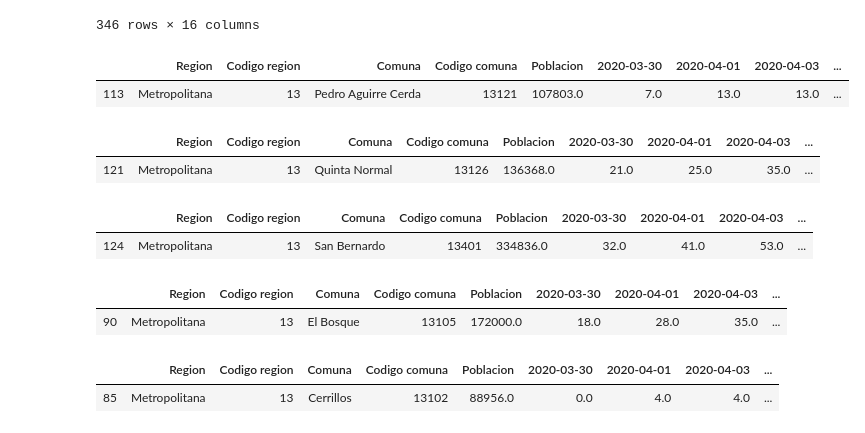
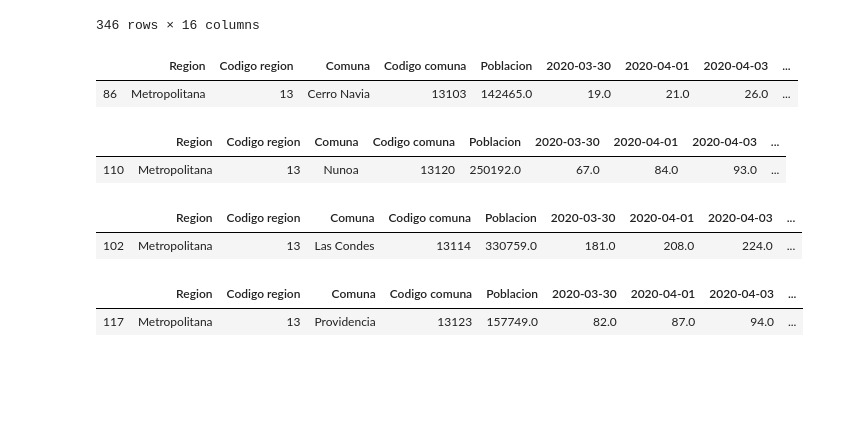
Before and after one commit to jprietob/covid-19, a Jupyter notebook: Covid-19 criterion.ipynb, the cells around one changed output. Drawn from its saved outputs; the diff is of its cells as text; code cells hidden in the pictures; blank space fills up the shorter version.

```diff
--- a/Covid-19 criterion.ipynb
+++ b/Covid-19 criterion.ipynb
@@ -24,39 +24,38 @@ df
 | 345 | Magallanes | 12 | Torres del Paine | 12402 | 1021.0 | 0.0 | 0.0 | 0.0 | ... |
 346 rows × 16 columns
 # %%
-lst_cmn = ['Pedro Aguirre Cerda', 'Quinta Normal', 'San Bernardo', 'El Bosque', 'Cerrillos']
+lst_cmn = ['Cerro Navia', 'Nunoa', 'Las Condes', 'Providencia']
 dict_area = {'Pedro Aguirre Cerda':12.0,
              'Cerrillos':21.0,
              'Quinta Normal':10.0,
              'Nunoa':16.9,
              'Las Condes':99.0,
              'Providencia':14.34,
              'Quilicura':58.0,
              'Iquique':20.9,
              'Antofagasta':15.0,
              'Alto Hospicio':20.0,
              'Arica':11.0,
              'El Bosque':14.1,
-             'San Bernardo':39.5}
+             'San Bernardo':39.5,
+             'Cerro Navia':11.1}
 lst_df = []
 ncmn = len(lst_cmn)
 
 for ind in range(ncmn):
     lst_df.append(df[df.Comuna == lst_cmn[ind]])
 
 for ind in range(ncmn):
     display(lst_df[ind])
 # %% [output]
 |  | Region | Codigo region | Comuna | Codigo comuna | Poblacion | 2020-03-30 | 2020-04-01 | 2020-04-03 | ... |
-| 113 | Metropolitana | 13 | Pedro Aguirre Cerda | 13121 | 107803.0 | 7.0 | 13.0 | 13.0 | ... |
+| 86 | Metropolitana | 13 | Cerro Navia | 13103 | 142465.0 | 19.0 | 21.0 | 26.0 | ... |
 |  | Region | Codigo region | Comuna | Codigo comuna | Poblacion | 2020-03-30 | 2020-04-01 | 2020-04-03 | ... |
-| 121 | Metropolitana | 13 | Quinta Normal | 13126 | 136368.0 | 21.0 | 25.0 | 35.0 | ... |
+| 110 | Metropolitana | 13 | Nunoa | 13120 | 250192.0 | 67.0 | 84.0 | 93.0 | ... |
 |  | Region | Codigo region | Comuna | Codigo comuna | Poblacion | 2020-03-30 | 2020-04-01 | 2020-04-03 | ... |
-| 124 | Metropolitana | 13 | San Bernardo | 13401 | 334836.0 | 32.0 | 41.0 | 53.0 | ... |
+| 102 | Metropolitana | 13 | Las Condes | 13114 | 330759.0 | 181.0 | 208.0 | 224.0 | ... |
 |  | Region | Codigo region | Comuna | Codigo comuna | Poblacion | 2020-03-30 | 2020-04-01 | 2020-04-03 | ... |
-| 90 | Metropolitana | 13 | El Bosque | 13105 | 172000.0 | 18.0 | 28.0 | 35.0 | ... |
+| 117 | Metropolitana | 13 | Providencia | 13123 | 157749.0 | 82.0 | 87.0 | 94.0 | ... |
-|  | Region | Codigo region | Comuna | Codigo comuna | Poblacion | 2020-03-30 | 2020-04-01 | 2020-04-03 | ... |
-| 85 | Metropolitana | 13 | Cerrillos | 13102 | 88956.0 | 0.0 | 4.0 | 4.0 | ... |
 # %%
 def bld_df(df, area):
     index = []
```
Also changed, not shown: parts of 6 cells of this notebook, 6 other files.
